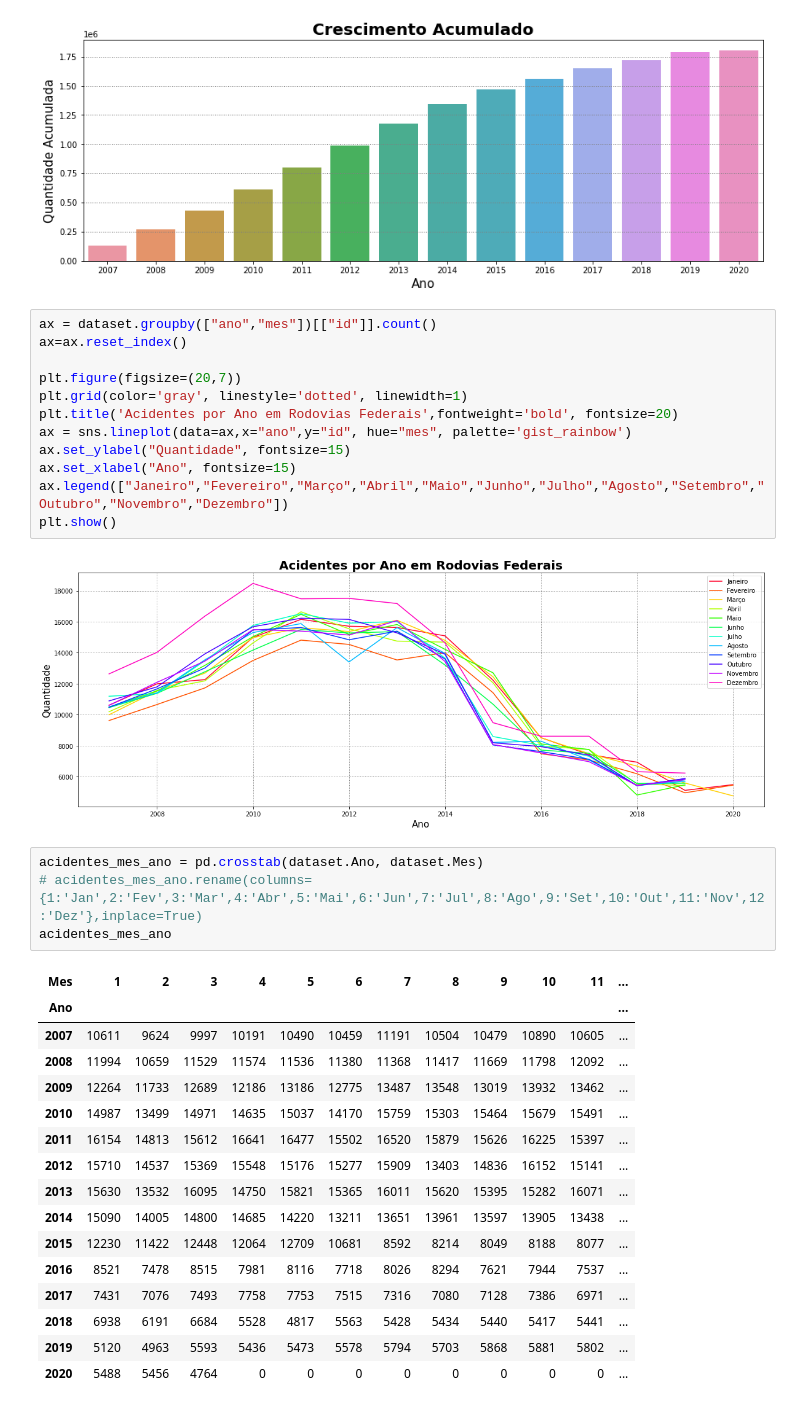
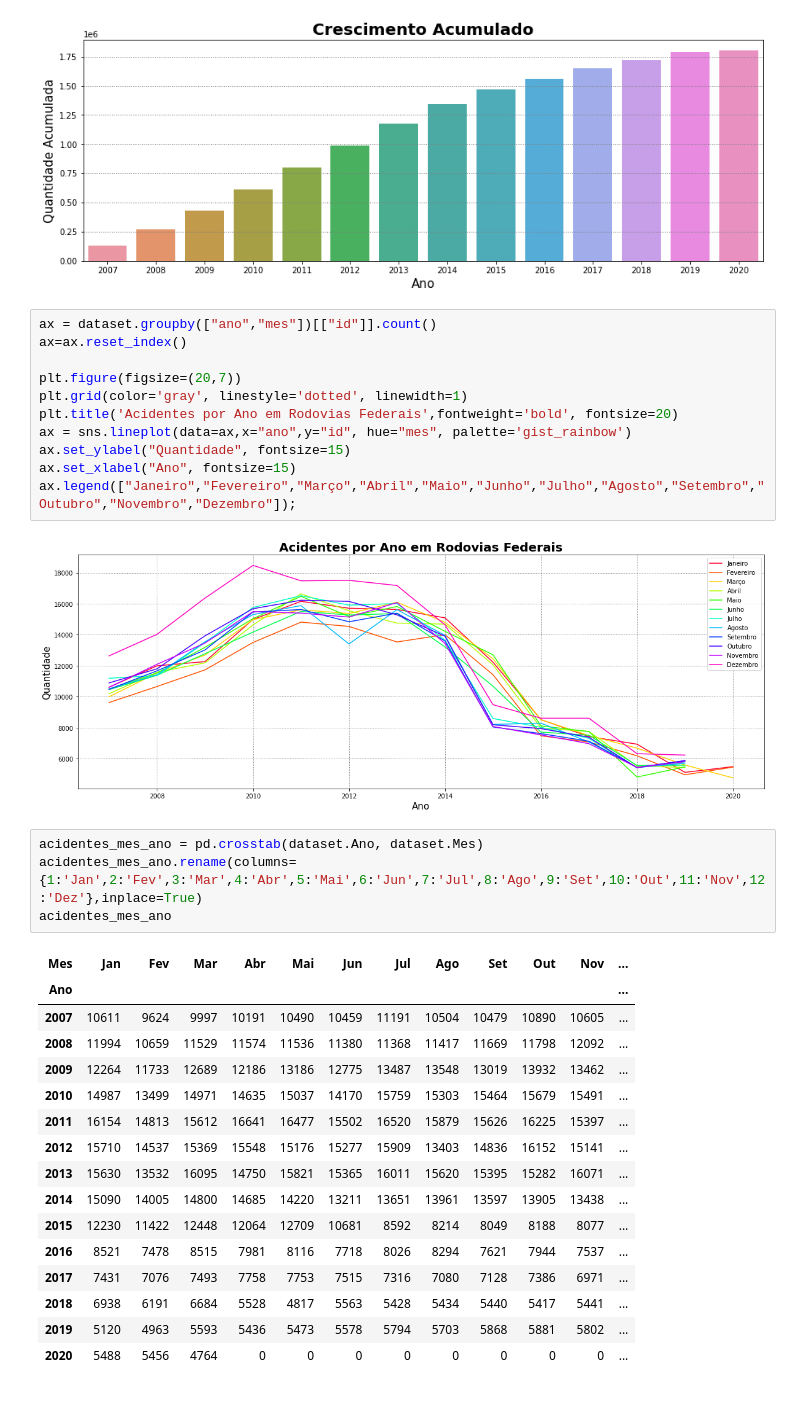
Before and after one commit to FelipeGBarreto/Projects, a Jupyter notebook: Acidentes_Rodovias_Federais.ipynb, the cells around one changed output. Drawn from its saved outputs; the diff is of its cells as text.

```diff
--- a/Acidentes_Rodovias_Federais.ipynb
+++ b/Acidentes_Rodovias_Federais.ipynb
@@ -210,16 +225,15 @@ plt.title('Acidentes por Ano em Rodovias Federais',fontweight='bold', fontsize=2
 ax = sns.lineplot(data=ax,x="ano",y="id", hue="mes", palette='gist_rainbow')
 ax.set_ylabel("Quantidade", fontsize=15)
 ax.set_xlabel("Ano", fontsize=15)
-ax.legend(["Janeiro","Fevereiro","Março","Abril","Maio","Junho","Julho","Agosto","Setembro","Outubro","Novembro","Dezembro"])
-plt.show()
+ax.legend(["Janeiro","Fevereiro","Março","Abril","Maio","Junho","Julho","Agosto","Setembro","Outubro","Novembro","Dezembro"]);
 # %% [output]
 [figure]
 # %%
 acidentes_mes_ano = pd.crosstab(dataset.Ano, dataset.Mes)
-# acidentes_mes_ano.rename(columns={1:'Jan',2:'Fev',3:'Mar',4:'Abr',5:'Mai',6:'Jun',7:'Jul',8:'Ago',9:'Set',10:'Out',11:'Nov',12:'Dez'},inplace=True)
+acidentes_mes_ano.rename(columns={1:'Jan',2:'Fev',3:'Mar',4:'Abr',5:'Mai',6:'Jun',7:'Jul',8:'Ago',9:'Set',10:'Out',11:'Nov',12:'Dez'},inplace=True)
 acidentes_mes_ano
 # %% [output]
-| Mes | 1 | 2 | 3 | 4 | 5 | 6 | 7 | 8 | 9 | 10 | 11 | ... |
+| Mes | Jan | Fev | Mar | Abr | Mai | Jun | Jul | Ago | Set | Out | Nov | ... |
 | Ano |  |  |  |  |  |  |  |  |  |  |  | ... |
 | 2007 | 10611 | 9624 | 9997 | 10191 | 10490 | 10459 | 11191 | 10504 | 10479 | 10890 | 10605 | ... |
 | 2008 | 11994 | 10659 | 11529 | 11574 | 11536 | 11380 | 11368 | 11417 | 11669 | 11798 | 12092 | ... |
```
Also changed, not shown: parts of 8 cells of this notebook.
